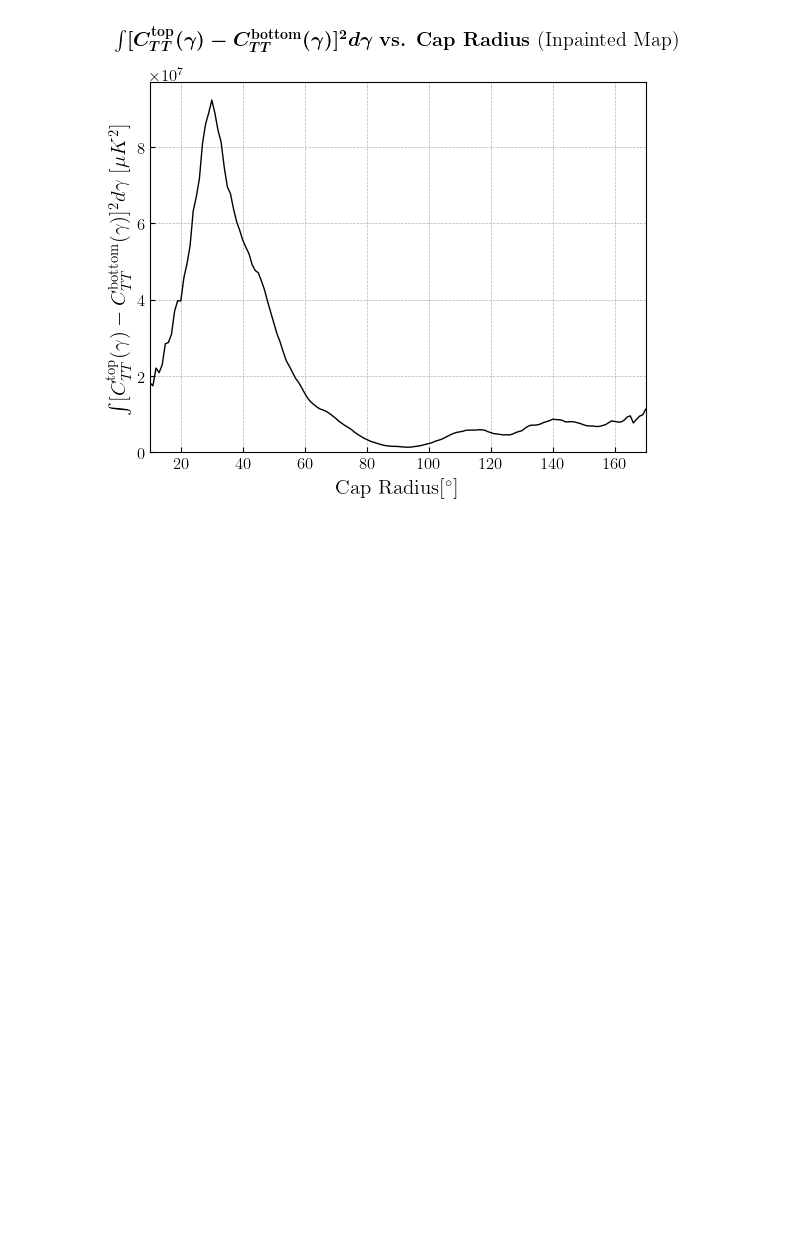
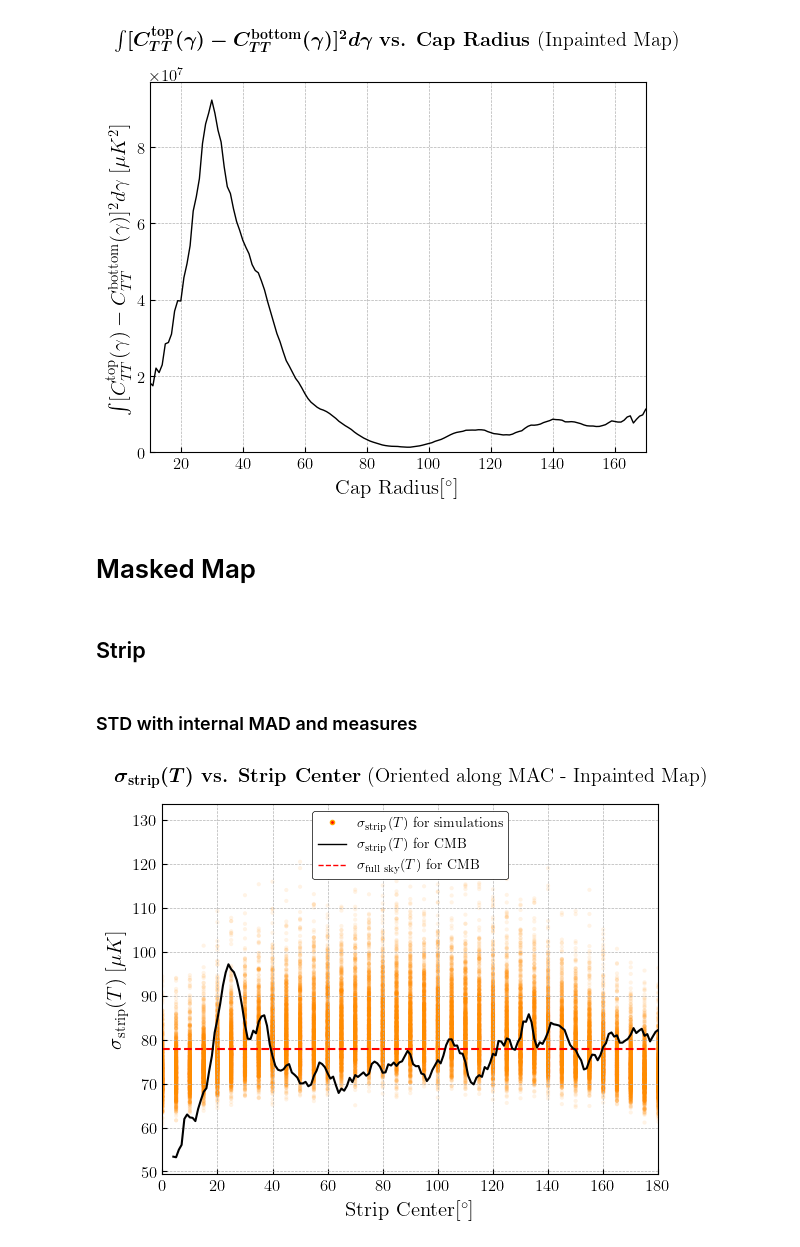
Before and after one commit to jamshidi3d/cmb_anomaly_detection, a Jupyter notebook: plotting.ipynb, the cells around one changed output. Cells and saved outputs as stored; diff of their text form; code cells hidden in the pictures; blank space fills up the shorter version.

```diff
--- a/plotting.ipynb
+++ b/plotting.ipynb
@@ -553,7 +555,7 @@ cmb_measure             = np.loadtxt('./output/T_64_inpainted_20strip_std_result
 cmb_sampling_range      = np.loadtxt('./output/T_64_inpainted_20strip_std_measure_range.txt')
 cmb_a_l                 = np.loadtxt('./output/cmb_a_l.txt')
 
-_errors = np.std(sims_internal_measure, axis=0)
+sims_errors = np.std(sims_internal_measure, axis=0)
 
 monopole = np.mean(cmb_measure)
 
@@ -564,7 +566,7 @@ al_pl_nonzero   = np.array([cmb_a_l[l] * np.polynomial.Legendre.basis(l)(np.cos(
 with plt.style.context('bmh'):
     fig, ax=plt.subplots()
     # one sigma band
-    ax.fill_between(cmb_sampling_range, cmb_measure - _errors, cmb_measure + _errors,
+    ax.fill_between(cmb_sampling_range, cmb_measure - sims_errors, cmb_measure + sims_errors,
                     color=(0.15,0.25,0.35,0.25), label='_nolegend_')
     # cmb std
     ax.plot(cmb_sampling_range, cmb_measure,
@@ -599,11 +601,11 @@ sims_internal_measure   = np.loadtxt('./output/sims_modulated_strip_dstd2.txt')
 cmb_measure             = np.loadtxt('./output/T_64_inpainted_20strip_dstd2_result.txt')
 cmb_sampling_range      = np.loadtxt('./output/T_64_inpainted_20strip_dstd2_measure_range.txt')
 
-_errors = np.std(sims_internal_measure, axis=0)
+sims_errors = np.std(sims_internal_measure, axis=0)
 
 with plt.style.context('bmh'):
     fig, ax=plt.subplots()
-    ax.fill_between(cmb_sampling_range, cmb_measure - _errors, cmb_measure + _errors,
+    ax.fill_between(cmb_sampling_range, cmb_measure - sims_errors, cmb_measure + sims_errors,
                     color=(0.15,0.25,0.35,0.25), label='_nolegend_')
     ax.plot(cmb_sampling_range, cmb_measure,
             color='k', linewidth=1)
@@ -681,11 +683,11 @@ sims_internal_measure   = np.loadtxt('./output/sims_modulated_cap_std.txt')
 cmb_measure             = np.loadtxt('./output/T_64_inpainted_cap_std_result.txt')
 cmb_sampling_range      = np.loadtxt('./output/T_64_inpainted_cap_std_measure_range.txt')
 
-_errors = np.std(sims_internal_measure, axis=0)
+sims_errors = np.std(sims_internal_measure, axis=0)
 
 with plt.style.context('bmh'):
     fig, ax=plt.subplots()
-    ax.fill_between(cmb_sampling_range, cmb_measure - _errors, cmb_measure + _errors,
+    ax.fill_between(cmb_sampling_range, cmb_measure - sims_errors, cmb_measure + sims_errors,
                     color=(0.15,0.25,0.35,0.25), label='_nolegend_')
     ax.plot(cmb_sampling_range, cmb_measure,
             color='k', linewidth=1)
@@ -713,11 +715,11 @@ sims_internal_measure   = np.loadtxt('./output/sims_modulated_cap_dstd2.txt')
 cmb_measure             = np.loadtxt('./output/T_64_inpainted_cap_dstd2_result.txt')
 cmb_sampling_range      = np.loadtxt('./output/T_64_inpainted_cap_dstd2_measure_range.txt')
 
-_errors = np.std(sims_internal_measure, axis=0)
+sims_errors = np.std(sims_internal_measure, axis=0)
 
 with plt.style.context('bmh'):
     fig, ax=plt.subplots()
-    ax.fill_between(cmb_sampling_range, cmb_measure - _errors, cmb_measure + _errors,
+    ax.fill_between(cmb_sampling_range, cmb_measure - sims_errors, cmb_measure + sims_errors,
                     color=(0.15,0.25,0.35,0.25), label='_nolegend_')
     ax.plot(cmb_sampling_range, cmb_measure,
             color='k', linewidth=1)
@@ -786,3 +788,56 @@ with plt.style.context('bmh'):
 plt.show()
 # %% [output]
 [figure]
+# %% [markdown]
+# Masked Map
+# %% [markdown]
+## Strip
+# %% [markdown]
+### STD with internal MAD and measures
+# %%
+sims_internal_measure   = np.loadtxt('./output/sims_internal_masked_MAD_strip_std_measure.txt')
+sims_sampling_range     = np.loadtxt('./output/sims_internal_masked_MAD_strip_std_sampling_range.txt')
+cmb_measure             = np.loadtxt('./output/T_64_masked_20strip_std_result.txt')
+cmb_sampling_range      = np.loadtxt('./output/T_64_masked_20strip_std_measure_range.txt')
+# for full sky value
+cmb_cap_measure         = np.loadtxt('./output/T_64_inpainted_cap_std_result.txt')
+
+
+with plt.style.context('bmh'):
+    fig, ax=plt.subplots()
+    # simulations
+    for i, sim_mean in enumerate(sims_internal_measure):
+        ax.scatter(sims_sampling_range, sim_mean,
+                   marker='.', edgecolors='none', linewidths=1, c='darkorange', alpha=.1)
+    # full sky horizontal line
+    ax.hlines([cmb_cap_measure[-1]], 0, 180, colors=['r'], linestyles=['--'], linewidths=[1.5])
+    # cmb
+    ax.plot(cmb_sampling_range, cmb_measure, color='k', linewidth=1.5)
+    # labels
+    ax.set_xlabel(r'Strip Center[$^\circ$]',size=15)
+    measure_text = r'$\sigma_{\mathrm{strip}}(T)$'
+    ax.set_ylabel(measure_text + r'$\; [\mu K]$',size=15)
+    ax.set_title(r'\boldmath{{{}}}'.format(measure_text) + \
+                 r'\textbf{ vs. Strip Center} (Oriented along MAC - Inpainted Map)',
+                 y = 1.04)
+    # limits
+    ax.set_xlim(xmin = 0, xmax = 180)
+    # ax.set_ylim(ymax = 110)
+    # legends
+    sample_curves = [
+        Line2D([0], [0], ls='none', color='orange', lw=1, marker='.', markerfacecolor='r'),
+        Line2D([0], [0], ls='-',color='k', lw=1),
+        Line2D([0], [0], ls='--', color='r', lw=1),
+        ]
+    ax.legend(sample_curves, [
+                r'$\sigma_{\mathrm{strip}}(T)$ for simulations',
+                r'$\sigma_{\mathrm{strip}}(T)$ for CMB',
+                r'$\sigma_{\mathrm{full \; sky}}(T)$ for CMB',
+            ], loc = 9)
+    ax.set_facecolor('white')
+    # Axis colors
+    for spine in ax.spines.keys(): ax.spines[spine].set_color('k')
+    custom_save_fig(fig, '64_masked_internal_MAC_scatter_std_20strip')
+plt.show()
+# %% [output]
+[figure, added]
```
Also changed, not shown: parts of 13 cells of this notebook, 8 other files.
